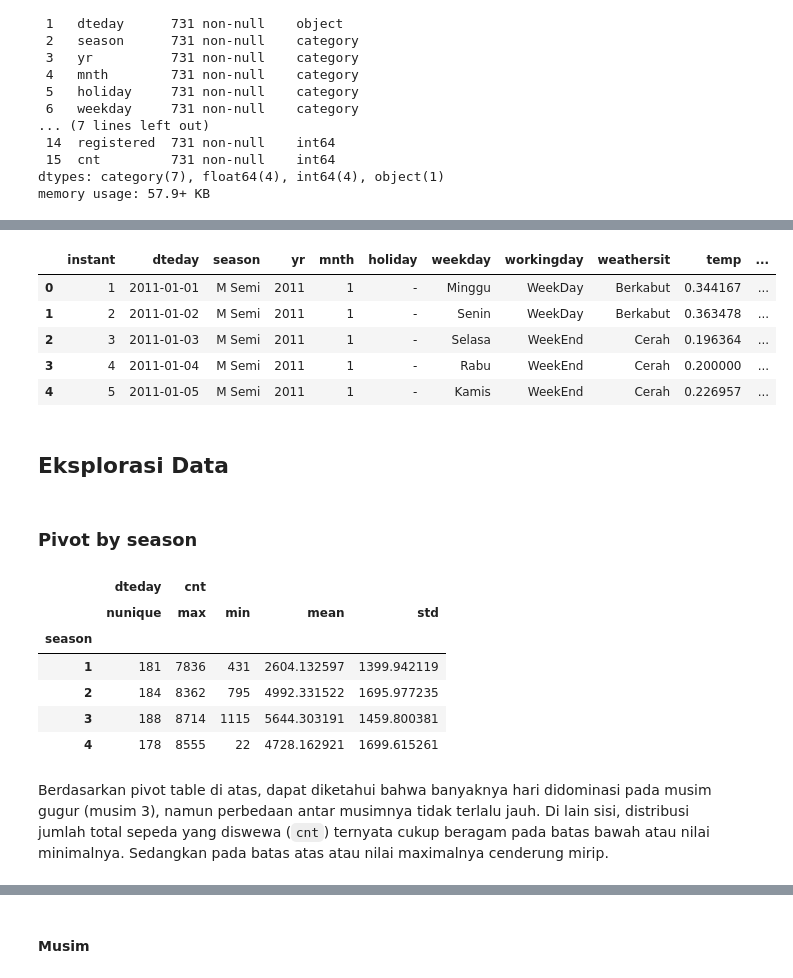
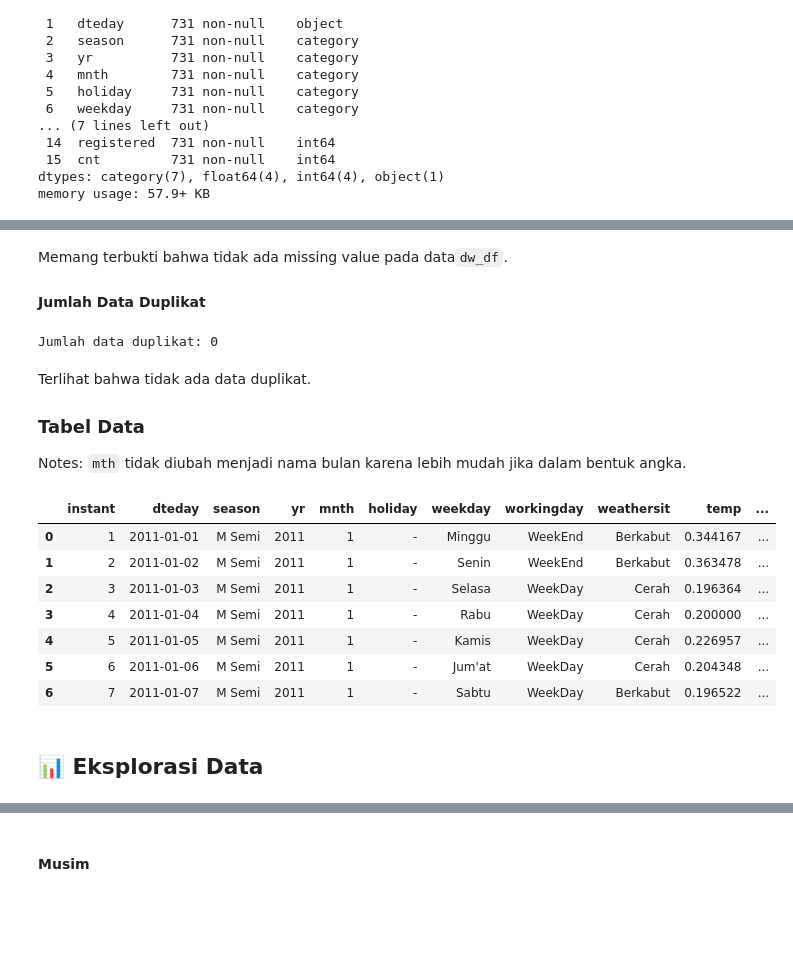
Before and after one commit to Zen-Rofiqy/Bangkit-2024, a Jupyter notebook: 04 Analisis Data dng Py/@Proyek-akhir/MyDashBoard.ipynb, the cells around one changed output, grey strips where cells are left out. Cells and saved outputs as stored; diff of their text form; code cells hidden in the pictures; blank space fills up the shorter version.

```diff
--- a/04 Analisis Data dng Py/@Proyek-akhir/MyDashBoard.ipynb
+++ b/04 Analisis Data dng Py/@Proyek-akhir/MyDashBoard.ipynb
@@ -264,28 +186,27 @@ memory usage: 57.9+ KB
+# %% [markdown]
+Memang terbukti bahwa tidak ada missing value pada data`dw_df`.
+
+#### Jumlah Data Duplikat
+# %%
+print("Jumlah data duplikat: " + str(dw_df.duplicated().sum()))
+# %% [output]
+Jumlah data duplikat: 0
+# %% [markdown]
+Terlihat bahwa tidak ada data duplikat.
+
+### Tabel Data
+
+Notes: `mth` tidak diubah menjadi nama bulan karena lebih mudah jika dalam bentuk angka.
 # %%
-dw_df.head()
+dw_df.head(n=7)
 # %% [output]
 |  | instant | dteday | season | yr | mnth | holiday | weekday | workingday | weathersit | temp | ... |
-| 0 | 1 | 2011-01-01 | M Semi | 2011 | 1 | - | Minggu | WeekDay | Berkabut | 0.344167 | ... |
-| 1 | 2 | 2011-01-02 | M Semi | 2011 | 1 | - | Senin | WeekDay | Berkabut | 0.363478 | ... |
-| 2 | 3 | 2011-01-03 | M Semi | 2011 | 1 | - | Selasa | WeekEnd | Cerah | 0.196364 | ... |
-| 3 | 4 | 2011-01-04 | M Semi | 2011 | 1 | - | Rabu | WeekEnd | Cerah | 0.200000 | ... |
-| 4 | 5 | 2011-01-05 | M Semi | 2011 | 1 | - | Kamis | WeekEnd | Cerah | 0.226957 | ... |
+| 0 | 1 | 2011-01-01 | M Semi | 2011 | 1 | - | Minggu | WeekEnd | Berkabut | 0.344167 | ... |
+| 1 | 2 | 2011-01-02 | M Semi | 2011 | 1 | - | Senin | WeekEnd | Berkabut | 0.363478 | ... |
+| 2 | 3 | 2011-01-03 | M Semi | 2011 | 1 | - | Selasa | WeekDay | Cerah | 0.196364 | ... |
+| 3 | 4 | 2011-01-04 | M Semi | 2011 | 1 | - | Rabu | WeekDay | Cerah | 0.200000 | ... |
+| 4 | 5 | 2011-01-05 | M Semi | 2011 | 1 | - | Kamis | WeekDay | Cerah | 0.226957 | ... |
+| 5 | 6 | 2011-01-06 | M Semi | 2011 | 1 | - | Jum'at | WeekDay | Cerah | 0.204348 | ... |
+| 6 | 7 | 2011-01-07 | M Semi | 2011 | 1 | - | Sabtu | WeekDay | Berkabut | 0.196522 | ... |
 # %% [markdown]
-## Eksplorasi Data
+## 📊 Eksplorasi Data
-# %% [markdown]
-### Pivot by season
-# %%
-day_df.groupby(by="season").agg({
-    "dteday": "nunique",
-    "cnt": ["max", "min", "mean", "std"]
-})
-# %% [output]
-|  | dteday | cnt |  |  |  |
-|  | nunique | max | min | mean | std |
-| season |  |  |  |  |  |
-| 1 | 181 | 7836 | 431 | 2604.132597 | 1399.942119 |
-| 2 | 184 | 8362 | 795 | 4992.331522 | 1695.977235 |
-| 3 | 188 | 8714 | 1115 | 5644.303191 | 1459.800381 |
-| 4 | 178 | 8555 | 22 | 4728.162921 | 1699.615261 |
-# %% [markdown]
-Berdasarkan pivot table di atas, dapat diketahui bahwa banyaknya hari didominasi pada musim gugur (musim 3), namun perbedaan antar musimnya tidak terlalu jauh. Di lain sisi, distribusi jumlah total sepeda yang diswewa (`cnt`) ternyata cukup beragam pada batas bawah atau nilai minimalnya. Sedangkan pada batas atas atau nilai maximalnya cenderung mirip.
```
Also changed, not shown: parts of 54 cells of this notebook, 6 other files.
